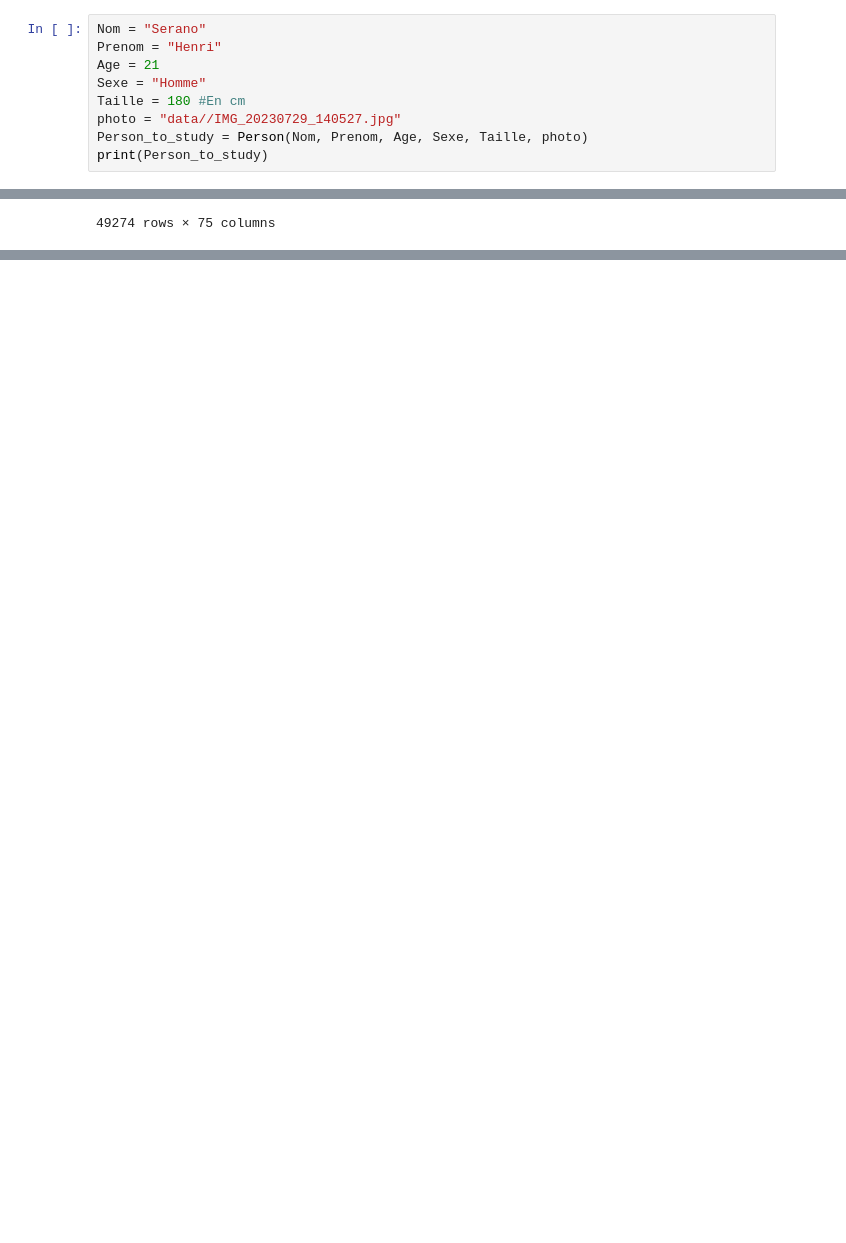
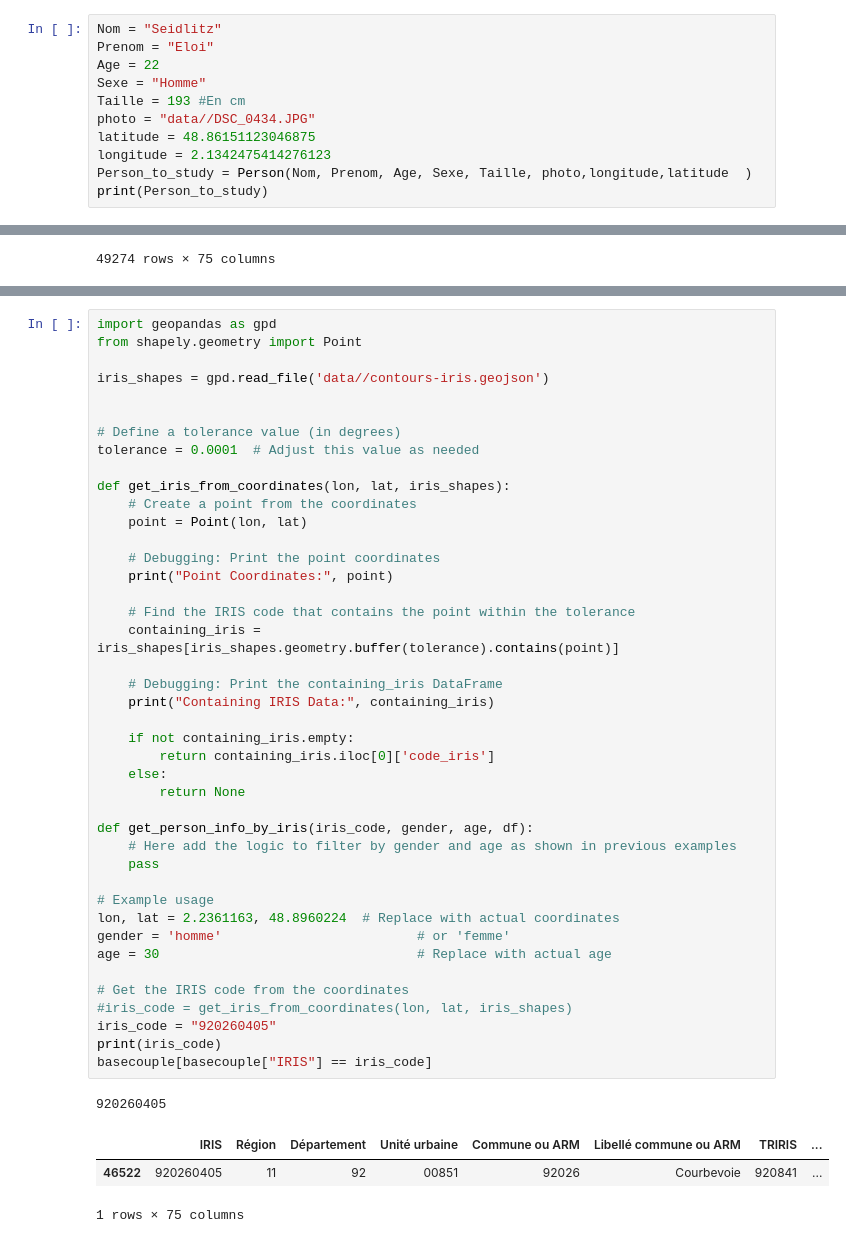
Before and after one commit to Faate-App/AI_Playground, a Jupyter notebook: Firstanalyse.ipynb, the cells around one changed output, grey strips where cells are left out. Saved outputs shown, nothing was run; the diff lists cells and outputs as text; blank space fills up the shorter version.

```diff
--- a/Firstanalyse.ipynb
+++ b/Firstanalyse.ipynb
@@ -95,12 +97,14 @@ class Person:
 # %% [markdown]
 Input data
 # %%
-Nom = "Serano"
-Prenom = "Henri"
-Age = 21
+Nom = "Seidlitz"
+Prenom = "Eloi"
+Age = 22
 Sexe = "Homme"
-Taille = 180 #En cm
-photo = "data//IMG_20230729_140527.jpg"
-Person_to_study = Person(Nom, Prenom, Age, Sexe, Taille, photo)
+Taille = 193 #En cm
+photo = "data//DSC_0434.JPG"
+latitude = 48.86151123046875
+longitude = 2.1342475414276123
+Person_to_study = Person(Nom, Prenom, Age, Sexe, Taille, photo,longitude,latitude  )
 print(Person_to_study)
 # %% [output]
@@ -318,0 +383,47 @@ Please use the Async API instead.
+# %%
+import geopandas as gpd
+from shapely.geometry import Point
+
+iris_shapes = gpd.read_file('data//contours-iris.geojson')
+
+
+# Define a tolerance value (in degrees)
+tolerance = 0.0001  # Adjust this value as needed
+
+def get_iris_from_coordinates(lon, lat, iris_shapes):
+    # Create a point from the coordinates
+    point = Point(lon, lat)
+
+    # Debugging: Print the point coordinates
+    print("Point Coordinates:", point)
+
+    # Find the IRIS code that contains the point within the tolerance
+    containing_iris = iris_shapes[iris_shapes.geometry.buffer(tolerance).contains(point)]
+
+    # Debugging: Print the containing_iris DataFrame
+    print("Containing IRIS Data:", containing_iris)
+
+    if not containing_iris.empty:
+        return containing_iris.iloc[0]['code_iris']
+    else:
+        return None
+
+def get_person_info_by_iris(iris_code, gender, age, df):
+    # Here add the logic to filter by gender and age as shown in previous examples
+    pass
+
+# Example usage
+lon, lat = 2.2361163, 48.8960224  # Replace with actual coordinates
+gender = 'homme'                         # or 'femme'
+age = 30                                 # Replace with actual age
+
+# Get the IRIS code from the coordinates
+#iris_code = get_iris_from_coordinates(lon, lat, iris_shapes)
+iris_code = "920260405"
+print(iris_code)
+basecouple[basecouple["IRIS"] == iris_code]
+# %% [output]
+920260405
+|  | IRIS | Région | Département | Unité urbaine | Commune ou ARM | Libellé commune ou ARM | TRIRIS | ... |
+| 46522 | 920260405 | 11 | 92 | 00851 | 92026 | Courbevoie | 920841 | ... |
+1 rows × 75 columns
```
Also changed, not shown: parts of 20 cells of this notebook.
